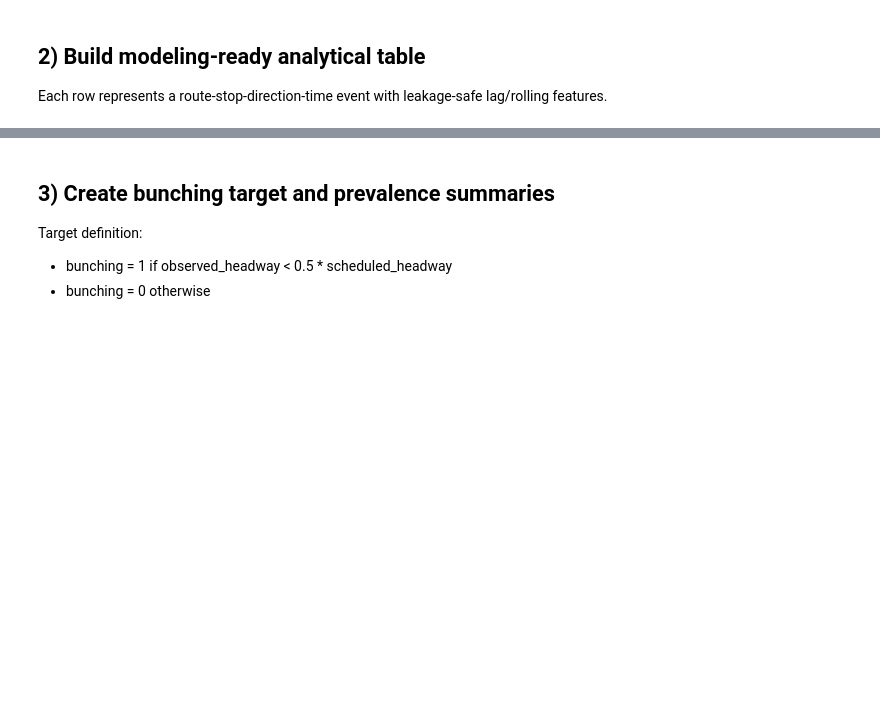
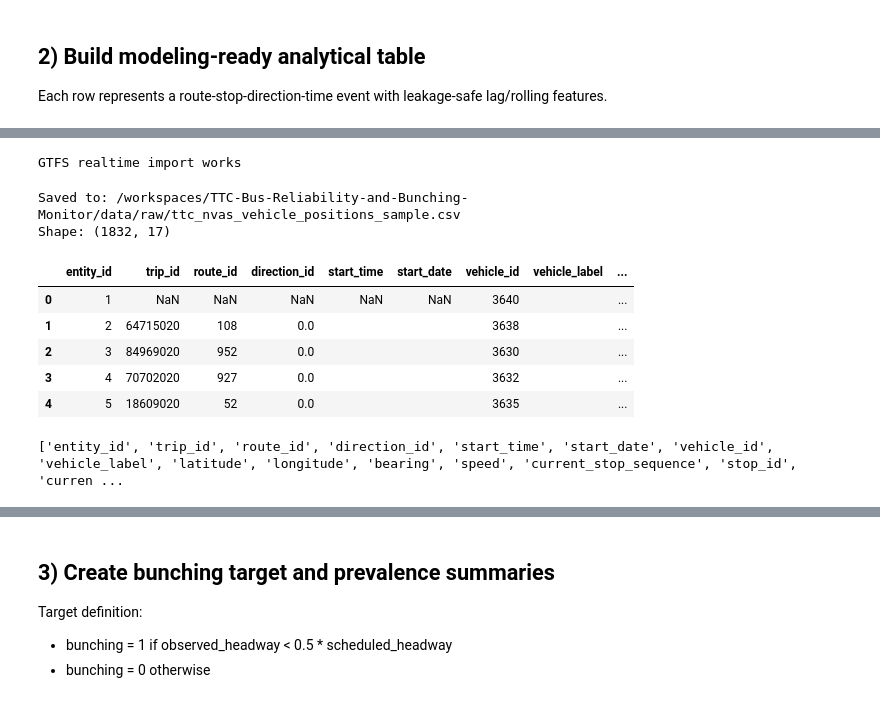
Before and after one commit to sdhnr/TTC-Bus-Reliability-and-Bunching-Monitor, a Jupyter notebook: notebooks/02_ttc_bunching_modeling.ipynb, the cells around one changed output, grey strips where cells are left out. Saved outputs shown, nothing was run; the diff lists cells and outputs as text; code cells hidden in the pictures; blank space fills up the shorter version.

Commit message:
Fix notebook to use TTC live feed sample data

```diff
--- a/notebooks/02_ttc_bunching_modeling.ipynb
+++ b/notebooks/02_ttc_bunching_modeling.ipynb
@@ -40,2 +70,75 @@ Each row represents a route-stop-direction-time event with leakage-safe lag/roll
+# %%
+from google.transit import gtfs_realtime_pb2
+print("GTFS realtime import works")
+# %% [output]
+GTFS realtime import works
+# %%
+from pathlib import Path
+import subprocess
+import requests
+import pandas as pd
+from google.transit import gtfs_realtime_pb2
+
+PROJECT_ROOT = Path(subprocess.check_output(
+    ["git", "rev-parse", "--show-toplevel"],
+    text=True
+).strip())
+
+raw_dir = PROJECT_ROOT / "data" / "raw"
+raw_dir.mkdir(parents=True, exist_ok=True)
+
+raw_path = raw_dir / "ttc_nvas_vehicle_positions_sample.csv"
+
+feed_url = "https://bustime.ttc.ca/gtfsrt/vehicles"
+response = requests.get(feed_url, timeout=30)
+response.raise_for_status()
+
+feed = gtfs_realtime_pb2.FeedMessage()
+feed.ParseFromString(response.content)
+
+rows = []
+
+for entity in feed.entity:
+    if entity.HasField("vehicle"):
+        v = entity.vehicle
+        rows.append({
+            "entity_id": entity.id,
+            "trip_id": v.trip.trip_id if v.HasField("trip") else None,
+            "route_id": v.trip.route_id if v.HasField("trip") else None,
+            "direction_id": v.trip.direction_id if v.HasField("trip") else None,
+            "start_time": v.trip.start_time if v.HasField("trip") else None,
+            "start_date": v.trip.start_date if v.HasField("trip") else None,
+            "vehicle_id": v.vehicle.id if v.HasField("vehicle") else None,
+            "vehicle_label": v.vehicle.label if v.HasField("vehicle") else None,
+            "latitude": v.position.latitude if v.HasField("position") else None,
+            "longitude": v.position.longitude if v.HasField("position") else None,
+            "bearing": v.position.bearing if v.HasField("position") else None,
+            "speed": v.position.speed if v.HasField("position") else None,
+            "current_stop_sequence": getattr(v, "current_stop_sequence", None),
+            "stop_id": getattr(v, "stop_id", None),
+            "current_status": getattr(v, "current_status", None),
+            "timestamp_utc": pd.to_datetime(
+                v.timestamp, unit="s", errors="coerce", utc=True
+            ) if getattr(v, "timestamp", None) else None,
+            "occupancy_status": getattr(v, "occupancy_status", None),
+        })
+
+df_raw = pd.DataFrame(rows)
+df_raw.to_csv(raw_path, index=False)
+
+print("Saved to:", raw_path)
+print("Shape:", df_raw.shape)
+display(df_raw.head())
+print(df_raw.columns.tolist())
+# %% [output]
+Saved to: /workspaces/TTC-Bus-Reliability-and-Bunching-Monitor/data/raw/ttc_nvas_vehicle_positions_sample.csv
+Shape: (1832, 17)
+|  | entity_id | trip_id | route_id | direction_id | start_time | start_date | vehicle_id | vehicle_label | ... |
+| 0 | 1 | NaN | NaN | NaN | NaN | NaN | 3640 |  | ... |
+| 1 | 2 | 64715020 | 108 | 0.0 |  |  | 3638 |  | ... |
+| 2 | 3 | 84969020 | 952 | 0.0 |  |  | 3630 |  | ... |
+| 3 | 4 | 70702020 | 927 | 0.0 |  |  | 3632 |  | ... |
+| 4 | 5 | 18609020 | 52 | 0.0 |  |  | 3635 |  | ... |
+['entity_id', 'trip_id', 'route_id', 'direction_id', 'start_time', 'start_date', 'vehicle_id', 'vehicle_label', 'latitude', 'longitude', 'bearing', 'speed', 'current_stop_sequence', 'stop_id', 'curren ...
 # %%
 df = build_modeling_table(
```
Also changed, not shown: parts of 13 cells of this notebook, 1 other file.
